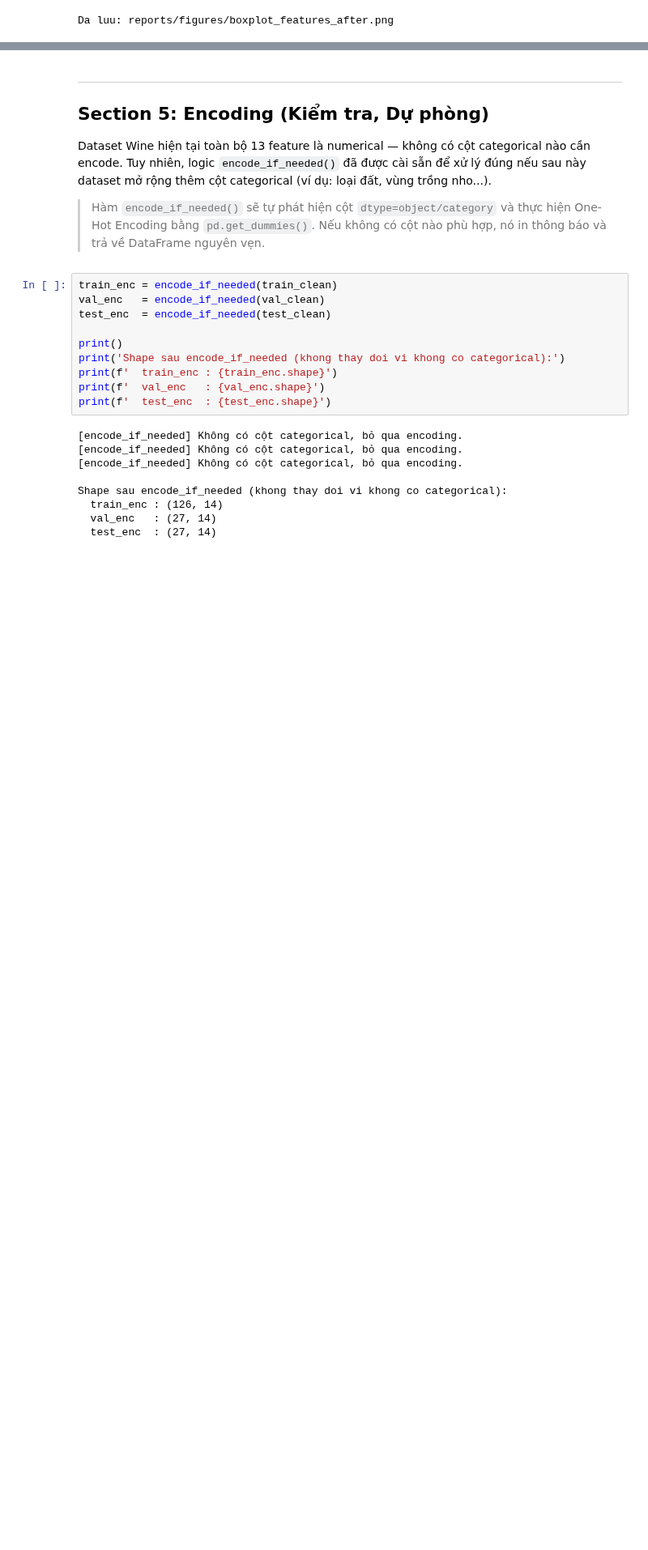
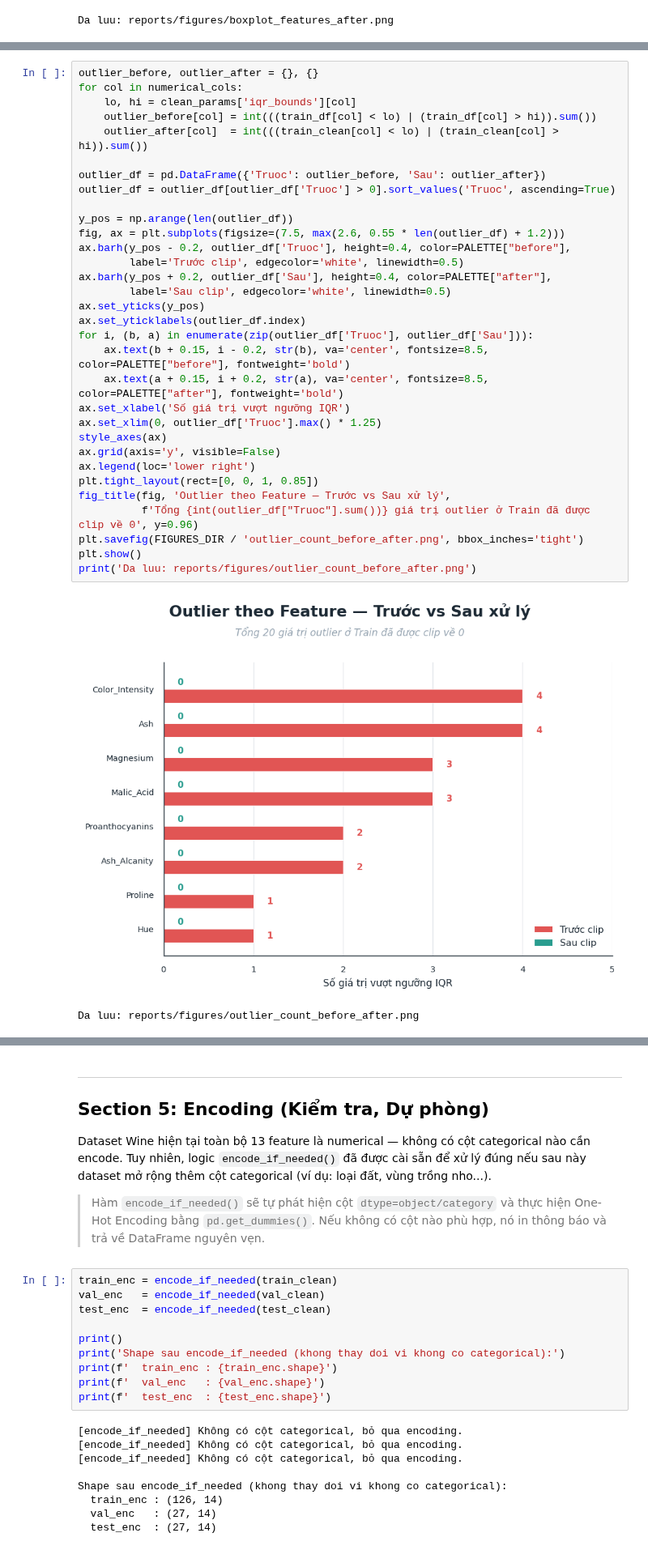
Before and after one commit to phannhattai1105/Wine, a Jupyter notebook: notebooks/02_eda_preprocessing.ipynb, the cells around one changed output, grey strips where cells are left out. Shown at 81% size. Saved outputs shown, nothing was run; the diff lists cells and outputs as text; blank space fills up the shorter version.

```diff
--- a/notebooks/02_eda_preprocessing.ipynb
+++ b/notebooks/02_eda_preprocessing.ipynb
@@ -630,0 +703,35 @@ Da luu: reports/figures/boxplot_features_after.png
+# %%
+outlier_before, outlier_after = {}, {}
+for col in numerical_cols:
+    lo, hi = clean_params['iqr_bounds'][col]
+    outlier_before[col] = int(((train_df[col] < lo) | (train_df[col] > hi)).sum())
+    outlier_after[col]  = int(((train_clean[col] < lo) | (train_clean[col] > hi)).sum())
+
+outlier_df = pd.DataFrame({'Truoc': outlier_before, 'Sau': outlier_after})
+outlier_df = outlier_df[outlier_df['Truoc'] > 0].sort_values('Truoc', ascending=True)
+
+y_pos = np.arange(len(outlier_df))
+fig, ax = plt.subplots(figsize=(7.5, max(2.6, 0.55 * len(outlier_df) + 1.2)))
+ax.barh(y_pos - 0.2, outlier_df['Truoc'], height=0.4, color=PALETTE["before"],
+        label='Trước clip', edgecolor='white', linewidth=0.5)
+ax.barh(y_pos + 0.2, outlier_df['Sau'], height=0.4, color=PALETTE["after"],
+        label='Sau clip', edgecolor='white', linewidth=0.5)
+ax.set_yticks(y_pos)
+ax.set_yticklabels(outlier_df.index)
+for i, (b, a) in enumerate(zip(outlier_df['Truoc'], outlier_df['Sau'])):
+    ax.text(b + 0.15, i - 0.2, str(b), va='center', fontsize=8.5, color=PALETTE["before"], fontweight='bold')
+    ax.text(a + 0.15, i + 0.2, str(a), va='center', fontsize=8.5, color=PALETTE["after"], fontweight='bold')
+ax.set_xlabel('Số giá trị vượt ngưỡng IQR')
+ax.set_xlim(0, outlier_df['Truoc'].max() * 1.25)
+style_axes(ax)
+ax.grid(axis='y', visible=False)
+ax.legend(loc='lower right')
+plt.tight_layout(rect=[0, 0, 1, 0.85])
+fig_title(fig, 'Outlier theo Feature — Trước vs Sau xử lý',
+          f'Tổng {int(outlier_df["Truoc"].sum())} giá trị outlier ở Train đã được clip về 0', y=0.96)
+plt.savefig(FIGURES_DIR / 'outlier_count_before_after.png', bbox_inches='tight')
+plt.show()
+print('Da luu: reports/figures/outlier_count_before_after.png')
+# %% [output]
+[figure, added]
+Da luu: reports/figures/outlier_count_before_after.png
```
Also changed, not shown: parts of 13 cells of this notebook, 15 other files.
